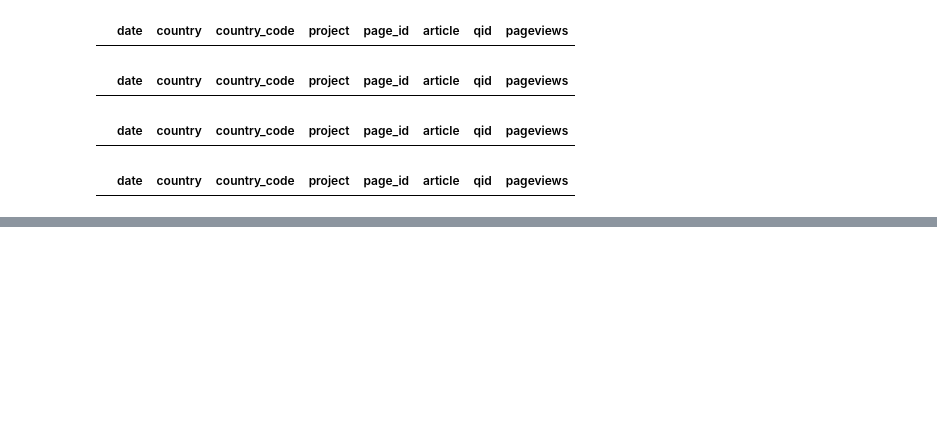
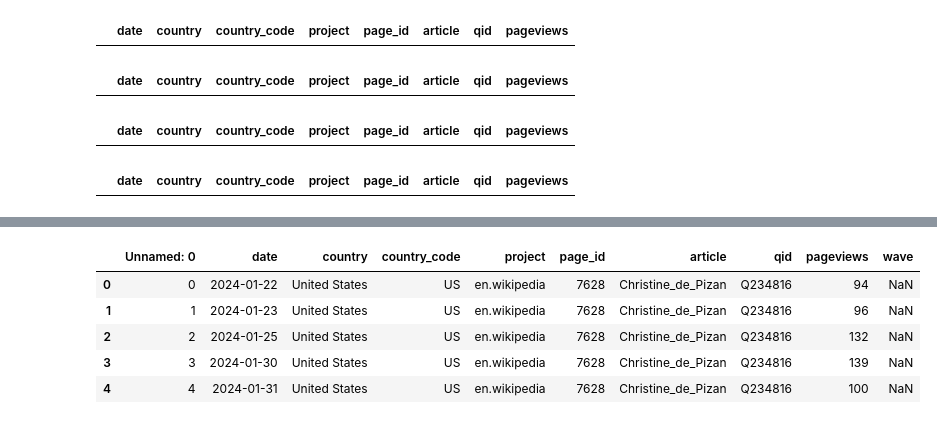
Before and after one commit to es-credlab/fp_streamlit, a Jupyter notebook: final_project_data_collection.ipynb, the cells around one changed output, grey strips where cells are left out. Drawn from its saved outputs; the diff is of its cells as text; code cells hidden in the pictures; blank space fills up the shorter version.

```diff
--- a/final_project_data_collection.ipynb
+++ b/final_project_data_collection.ipynb
@@ -661,0 +686,9 @@ for qid in [ 'Q457889','Q3778073','Q3155085','Q15490887','Q469087','Q1873744','Q
+# %%
+pageview_data.head()
+# %% [output]
+|  | Unnamed: 0 | date | country | country_code | project | page_id | article | qid | pageviews | wave |
+| 0 | 0 | 2024-01-22 | United States | US | en.wikipedia | 7628 | Christine_de_Pizan | Q234816 | 94 | NaN |
+| 1 | 1 | 2024-01-23 | United States | US | en.wikipedia | 7628 | Christine_de_Pizan | Q234816 | 96 | NaN |
+| 2 | 2 | 2024-01-25 | United States | US | en.wikipedia | 7628 | Christine_de_Pizan | Q234816 | 132 | NaN |
+| 3 | 3 | 2024-01-30 | United States | US | en.wikipedia | 7628 | Christine_de_Pizan | Q234816 | 139 | NaN |
+| 4 | 4 | 2024-01-31 | United States | US | en.wikipedia | 7628 | Christine_de_Pizan | Q234816 | 100 | NaN |
```
Also changed, not shown: parts of 8 cells of this notebook, 2 other files.
